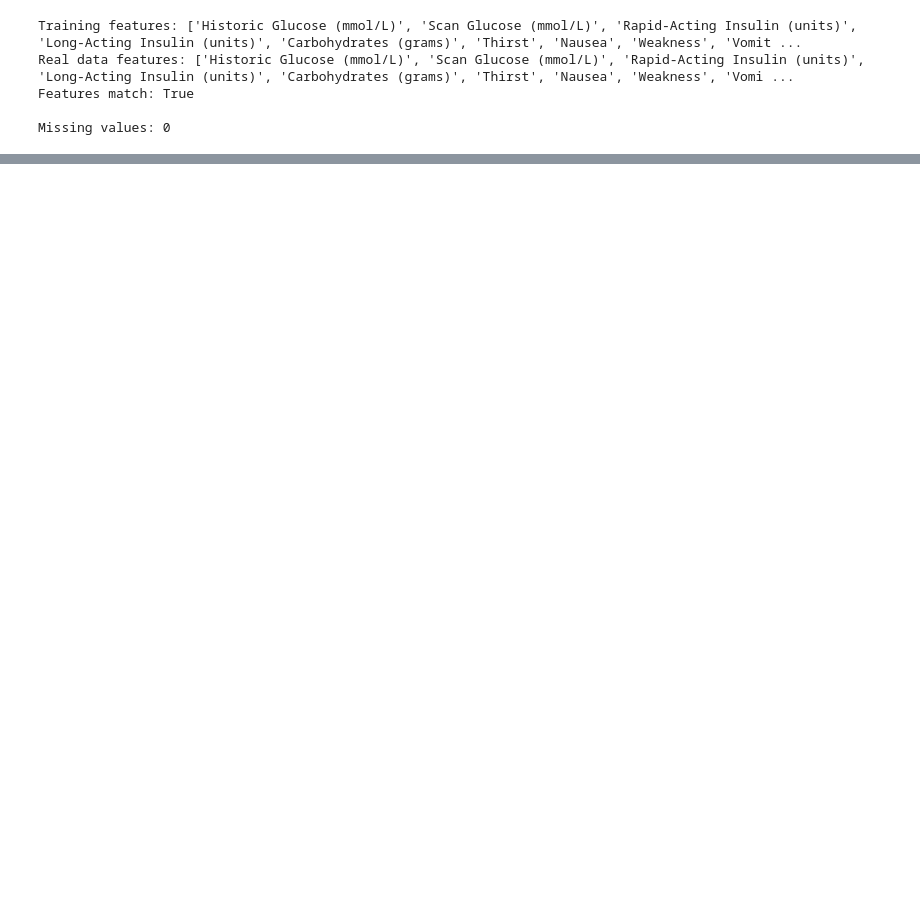
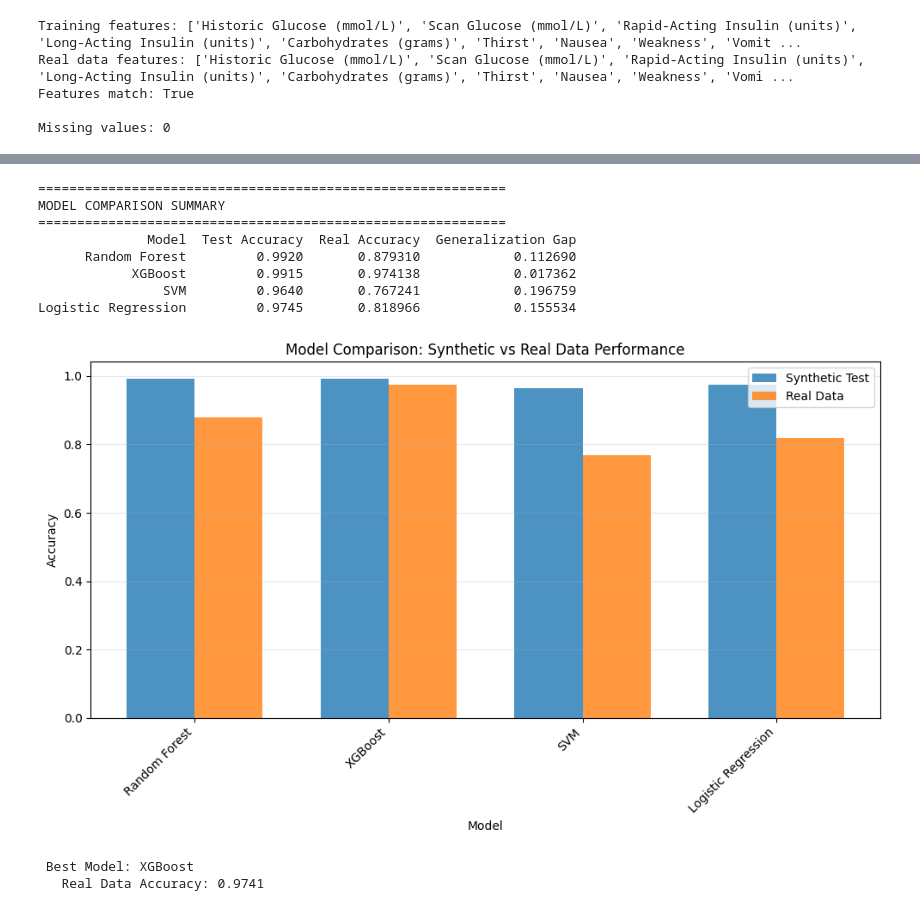
Before and after one commit to M-Bless/Diabetes-project, a Jupyter notebook: diabetes_analysis_train.ipynb, the cells around one changed output, grey strips where cells are left out. Saved outputs shown, nothing was run; the diff lists cells and outputs as text; code cells hidden in the pictures; blank space fills up the shorter version.

```diff
--- a/diabetes_analysis_train.ipynb
+++ b/diabetes_analysis_train.ipynb
@@ -718,0 +979,70 @@ print(" Metadata saved as 'model_metadata.pkl'")
+# %%
+# SECTION 4: MODEL COMPARISON
+# ============================================================================
+print("="*60)
+print("MODEL COMPARISON SUMMARY")
+print("="*60)
+
+comparison_results = pd.DataFrame({
+    'Model': ['Random Forest', 'XGBoost', 'SVM', 'Logistic Regression'],
+    'Test Accuracy': [
+        baseline_test_acc,
+        accuracy_score(y_test, y_pred_test_xgb),
+        accuracy_score(y_test, y_pred_test_svm),
+        accuracy_score(y_test, y_pred_test_lr)
+    ],
+    'Real Accuracy': [
+        baseline_real_acc,
+        accuracy_score(y_true, y_pred_real_xgb),
+        accuracy_score(y_true, y_pred_real_svm),
+        accuracy_score(y_true, y_pred_real_lr)
+    ]
+})
+
+# Calculate generalization gap
+comparison_results['Generalization Gap'] = (
+    comparison_results['Test Accuracy'] - comparison_results['Real Accuracy']
+)
+
+print(comparison_results.to_string(index=False))
+
+# Visualize
+fig, ax = plt.subplots(figsize=(10, 6))
+x = np.arange(len(comparison_results))
+width = 0.35
+
+ax.bar(x - width/2, comparison_results['Test Accuracy'], width,
+       label='Synthetic Test', alpha=0.8)
+ax.bar(x + width/2, comparison_results['Real Accuracy'], width,
+       label='Real Data', alpha=0.8)
+
+ax.set_xlabel('Model')
+ax.set_ylabel('Accuracy')
+ax.set_title('Model Comparison: Synthetic vs Real Data Performance')
+ax.set_xticks(x)
+ax.set_xticklabels(comparison_results['Model'], rotation=45, ha='right')
+ax.legend()
+ax.grid(axis='y', alpha=0.3)
+
+plt.tight_layout()
+plt.show()
+
+# Best model
+best_model_idx = comparison_results['Real Accuracy'].idxmax()
+best_model = comparison_results.loc[best_model_idx, 'Model']
+best_accuracy = comparison_results.loc[best_model_idx, 'Real Accuracy']
+
+print(f"\n Best Model: {best_model}")
+print(f"   Real Data Accuracy: {best_accuracy:.4f}")
+# %% [output]
+============================================================
+MODEL COMPARISON SUMMARY
+============================================================
+              Model  Test Accuracy  Real Accuracy  Generalization Gap
+      Random Forest         0.9920       0.879310            0.112690
+            XGBoost         0.9915       0.974138            0.017362
+                SVM         0.9640       0.767241            0.196759
+Logistic Regression         0.9745       0.818966            0.155534
+[figure, added]
+ Best Model: XGBoost
+   Real Data Accuracy: 0.9741
```
Also changed, not shown: parts of 22 cells of this notebook, 9 other files.
